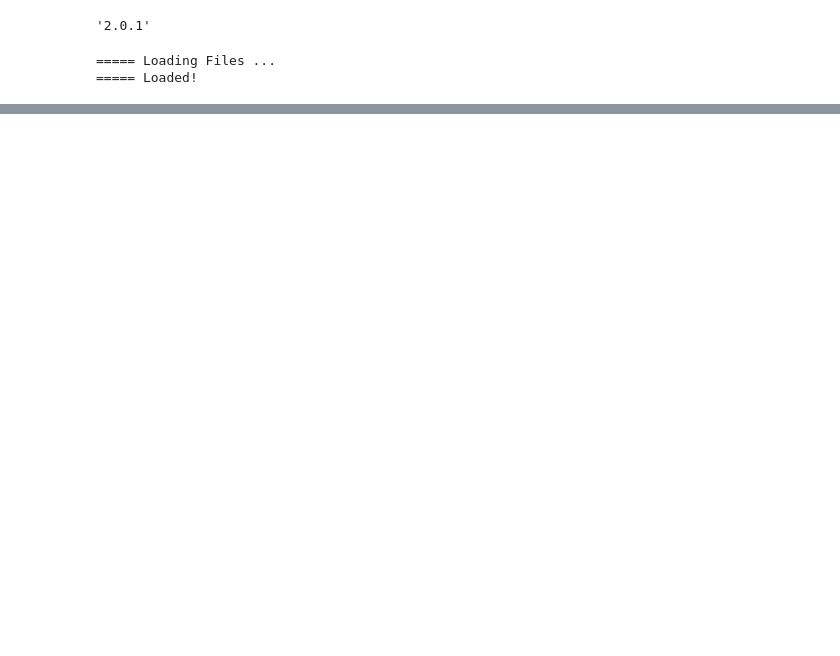
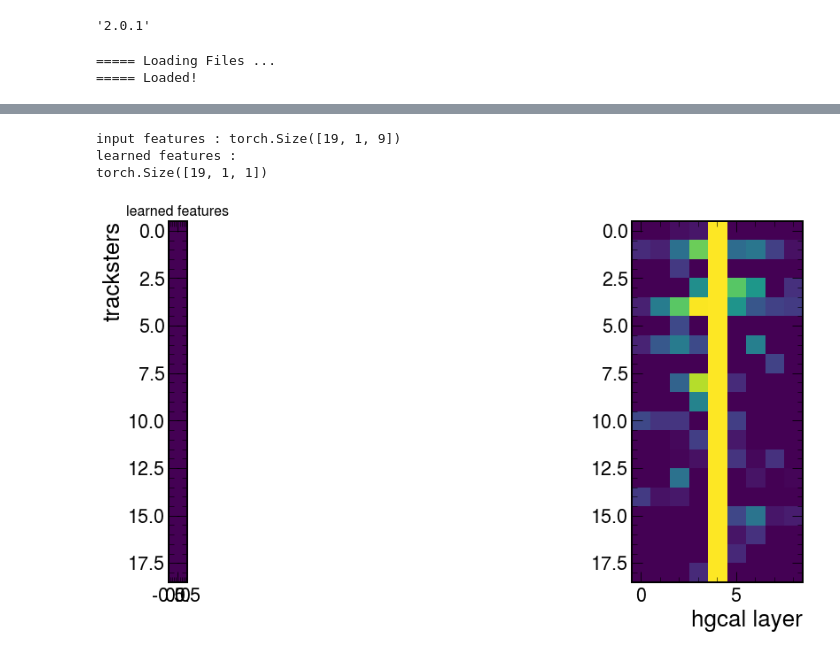
Before and after one commit to Abhirikshma/HackathonLinking, a Jupyter notebook: 5-Training_wFeatureExtraction.ipynb, the cells around one changed output, grey strips where cells are left out. Drawn from its saved outputs; the diff is of its cells as text; code cells hidden in the pictures; blank space fills up the shorter version.

```diff
--- a/5-Training_wFeatureExtraction.ipynb
+++ b/5-Training_wFeatureExtraction.ipynb
@@ -268,0 +311,6 @@ epoch 99 - train loss 0.0485 - val loss 0.0492
+# %%
+all_dict = model.state_dict()
+filtered_dict = {k:v for k, v in all_dict.items() if "featureExtractor" in k}
+fex = Net()
+fex.load_state_dict(filtered_dict, torch.load(PATH+".pt"))
+fex.eval()
@@ -269 +326,27 @@ epoch 99 - train loss 0.0485 - val loss 0.0492
+# %%
+# Visualize learned features from the featureExtractor
+ev_vis = 4
+feat_in = valDataset[ev_vis].en_hgcal_layers
+
+feat_in = feat_in.cpu()
+feat_in = torch.reshape(torch.from_numpy(np.float32(feat_in)), (feat_in.shape[0], 1, feat_in.shape[1]))
+print(f"input features : {feat_in.shape}")
+feat_out = fex(feat_in)
+print(f"learned features :\n{feat_out.shape}")
+# %% [output]
+input features : torch.Size([19, 1, 9])
+learned features :
+torch.Size([19, 1, 1])
+# %%
+fig = plt.figure(figsize=(20,7.5))
+ax = fig.add_subplot(121)
+ax.set_ylabel("tracksters")
+ax.set_title("learned features", fontsize=16)
+ax.imshow(feat_out.detach())
+ax = fig.add_subplot(122)
+ax.imshow(valDataset[ev_vis].en_hgcal_layers)
+ax.set_xlabel("hgcal layer")
+fig.show()
+# %% [output]
+[figure, added]
 # %%
```
Also changed, not shown: parts of 21 cells of this notebook, 5 other files.
